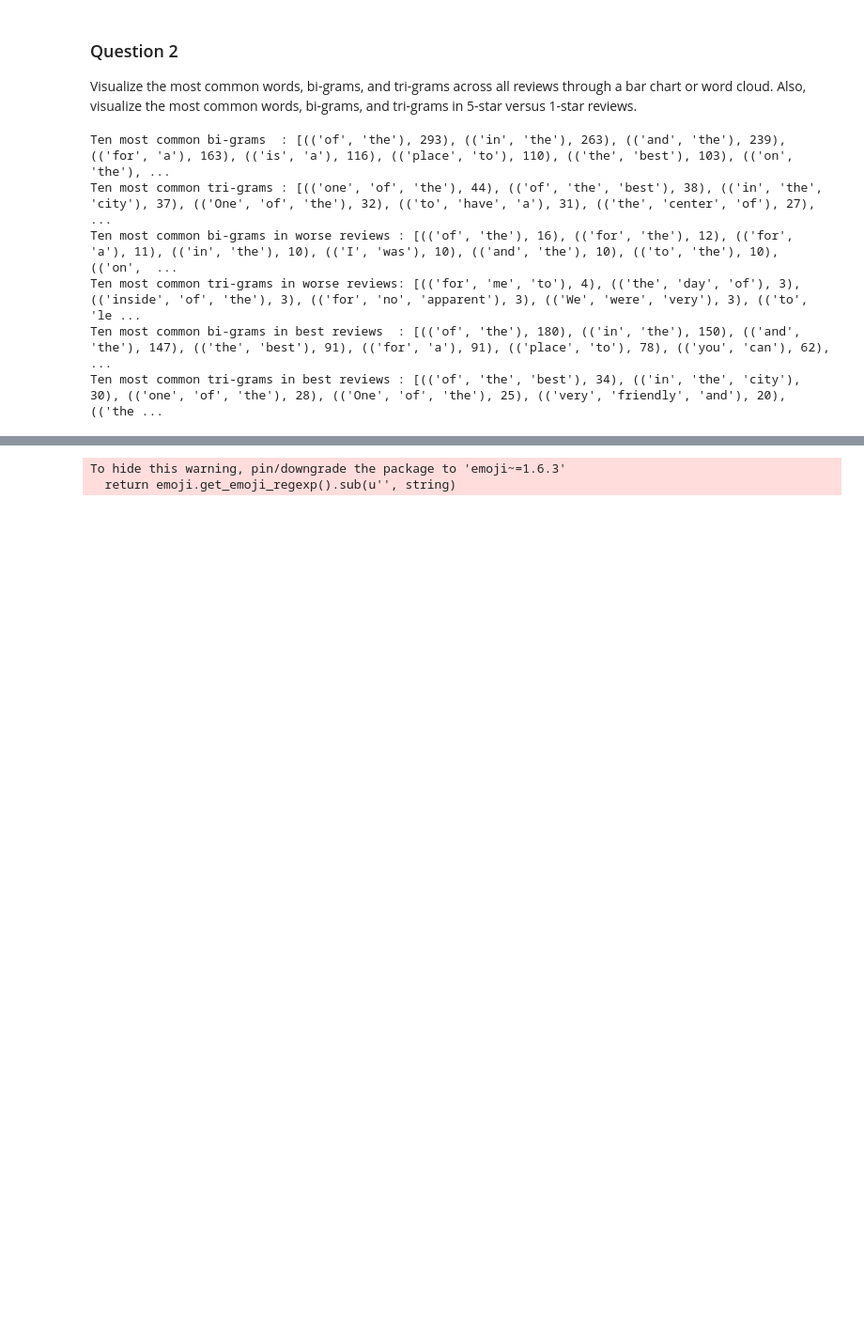
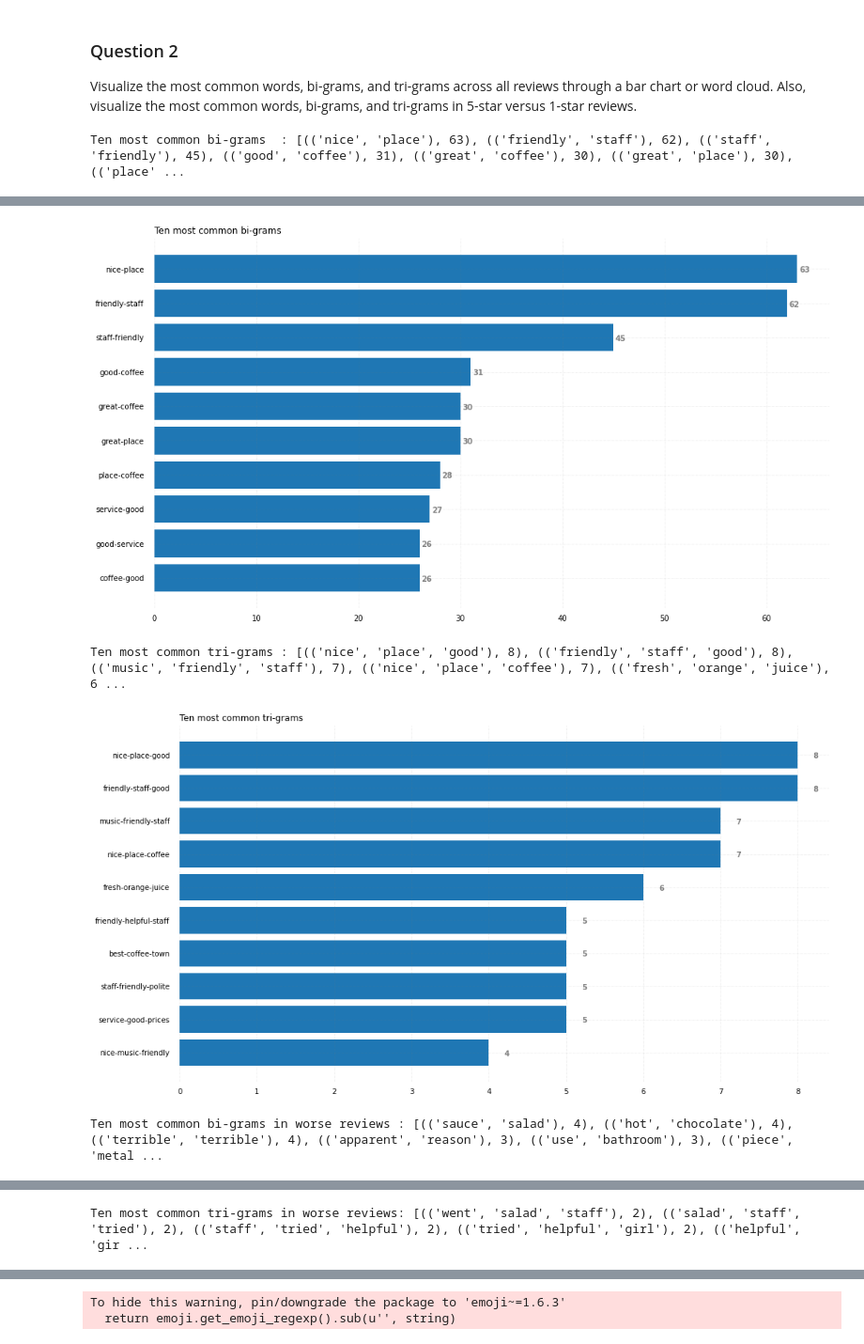
Before and after one commit to MnAppsNet/Web-Scraping-Tutorial, a Jupyter notebook: Basic_Visualizations.ipynb, the cells around one changed output, grey strips where cells are left out. Shown at 94% size. Cells and saved outputs as stored; diff of their text form; code cells hidden in the pictures; blank space fills up the shorter version.

```diff
--- a/Basic_Visualizations.ipynb
+++ b/Basic_Visualizations.ipynb
@@ -265,7 +306,8 @@ for item in collection.find():
         text_50 = text_50+' '+item['text']
 
 def get_grams(text):
-    words = text.split()
+    new_text = gensim.parsing.preprocessing.remove_stopwords(remove_emoji(text.translate(str.maketrans('', '', string.punctuation)).lower()))
+    words = new_text.split()
     words_zip = zip(words, words[1:])
     words_zip2 = zip(words, words[1:], words[2:])
     two_grams_list = [item for item in words_zip]
@@ -291,19 +333,20 @@ def get_grams(text):
 
 two_gram_all, three_gram_all = get_grams(text_all)
 print('Ten most common bi-grams  :', two_gram_all[0:10])
+bar_plot([row[0][0]+'-'+row[0][1] for row in two_gram_all[0:10]], [row[1] for row in two_gram_all[0:10]],'Ten most common bi-grams')
 print('Ten most common tri-grams :', three_gram_all[0:10])
+bar_plot([row[0][0]+'-'+row[0][1]+'-'+row[0][2] for row in three_gram_all[0:10]], [row[1] for row in three_gram_all[0:10]],'Ten most common tri-grams')
 
 two_gram_10, three_gram_10 = get_grams(text_10)
 print('Ten most common bi-grams in worse reviews :', two_gram_10[0:10])
+bar_plot([row[0][0]+'-'+row[0][1] for row in two_gram_10[0:10]], [row[1] for row in two_gram_10[0:10]],'Ten most common bi-grams in worse reviews')
 print('Ten most common tri-grams in worse reviews:', three_gram_10[0:10])
+bar_plot([row[0][0]+'-'+row[0][1]+'-'+row[0][2] for row in three_gram_10[0:10]], [row[1] for row in three_gram_10[0:10]],'Ten most common tri-grams in worse reviews')
 
 two_gram_50, three_gram_50 = get_grams(text_50)
 print('Ten most common bi-grams in best reviews  :', two_gram_50[0:10])
+bar_plot([row[0][0]+'-'+row[0][1] for row in two_gram_50[0:10]], [row[1] for row in two_gram_50[0:10]],'Ten most common bi-grams in best reviews')
 print('Ten most common tri-grams in best reviews :', three_gram_50[0:10])
+bar_plot([row[0][0]+'-'+row[0][1]+'-'+row[0][2] for row in three_gram_50[0:10]], [row[1] for row in three_gram_50[0:10]],'Ten most common tri-grams in best reviews')
 # %% [output]
-Ten most common bi-grams  : [(('of', 'the'), 293), (('in', 'the'), 263), (('and', 'the'), 239), (('for', 'a'), 163), (('is', 'a'), 116), (('place', 'to'), 110), (('the', 'best'), 103), (('on', 'the'), ...
-Ten most common tri-grams : [(('one', 'of', 'the'), 44), (('of', 'the', 'best'), 38), (('in', 'the', 'city'), 37), (('One', 'of', 'the'), 32), (('to', 'have', 'a'), 31), (('the', 'center', 'of'), 27), ...
-Ten most common bi-grams in worse reviews : [(('of', 'the'), 16), (('for', 'the'), 12), (('for', 'a'), 11), (('in', 'the'), 10), (('I', 'was'), 10), (('and', 'the'), 10), (('to', 'the'), 10), (('on',  ...
-Ten most common tri-grams in worse reviews: [(('for', 'me', 'to'), 4), (('the', 'day', 'of'), 3), (('inside', 'of', 'the'), 3), (('for', 'no', 'apparent'), 3), (('We', 'were', 'very'), 3), (('to', 'le ...
-Ten most common bi-grams in best reviews  : [(('of', 'the'), 180), (('in', 'the'), 150), (('and', 'the'), 147), (('the', 'best'), 91), (('for', 'a'), 91), (('place', 'to'), 78), (('you', 'can'), 62),  ...
-Ten most common tri-grams in best reviews : [(('of', 'the', 'best'), 34), (('in', 'the', 'city'), 30), (('one', 'of', 'the'), 28), (('One', 'of', 'the'), 25), (('very', 'friendly', 'and'), 20), (('the ...
+Ten most common bi-grams  : [(('nice', 'place'), 63), (('friendly', 'staff'), 62), (('staff', 'friendly'), 45), (('good', 'coffee'), 31), (('great', 'coffee'), 30), (('great', 'place'), 30), (('place' ...
@@ -309,0 +355,4 @@ Ten most common tri-grams in best reviews : [(('of', 'the', 'best'), 34), (('in'
+[figure, added]
+Ten most common tri-grams : [(('nice', 'place', 'good'), 8), (('friendly', 'staff', 'good'), 8), (('music', 'friendly', 'staff'), 7), (('nice', 'place', 'coffee'), 7), (('fresh', 'orange', 'juice'), 6 ...
+[figure, added]
+Ten most common bi-grams in worse reviews : [(('sauce', 'salad'), 4), (('hot', 'chocolate'), 4), (('terrible', 'terrible'), 4), (('apparent', 'reason'), 3), (('use', 'bathroom'), 3), (('piece', 'metal ...
@@ -309,0 +362 @@ Ten most common tri-grams in best reviews : [(('of', 'the', 'best'), 34), (('in'
+Ten most common tri-grams in worse reviews: [(('went', 'salad', 'staff'), 2), (('salad', 'staff', 'tried'), 2), (('staff', 'tried', 'helpful'), 2), (('tried', 'helpful', 'girl'), 2), (('helpful', 'gir ...
```
Also changed, not shown: parts of 4 cells of this notebook, 6 other files.
